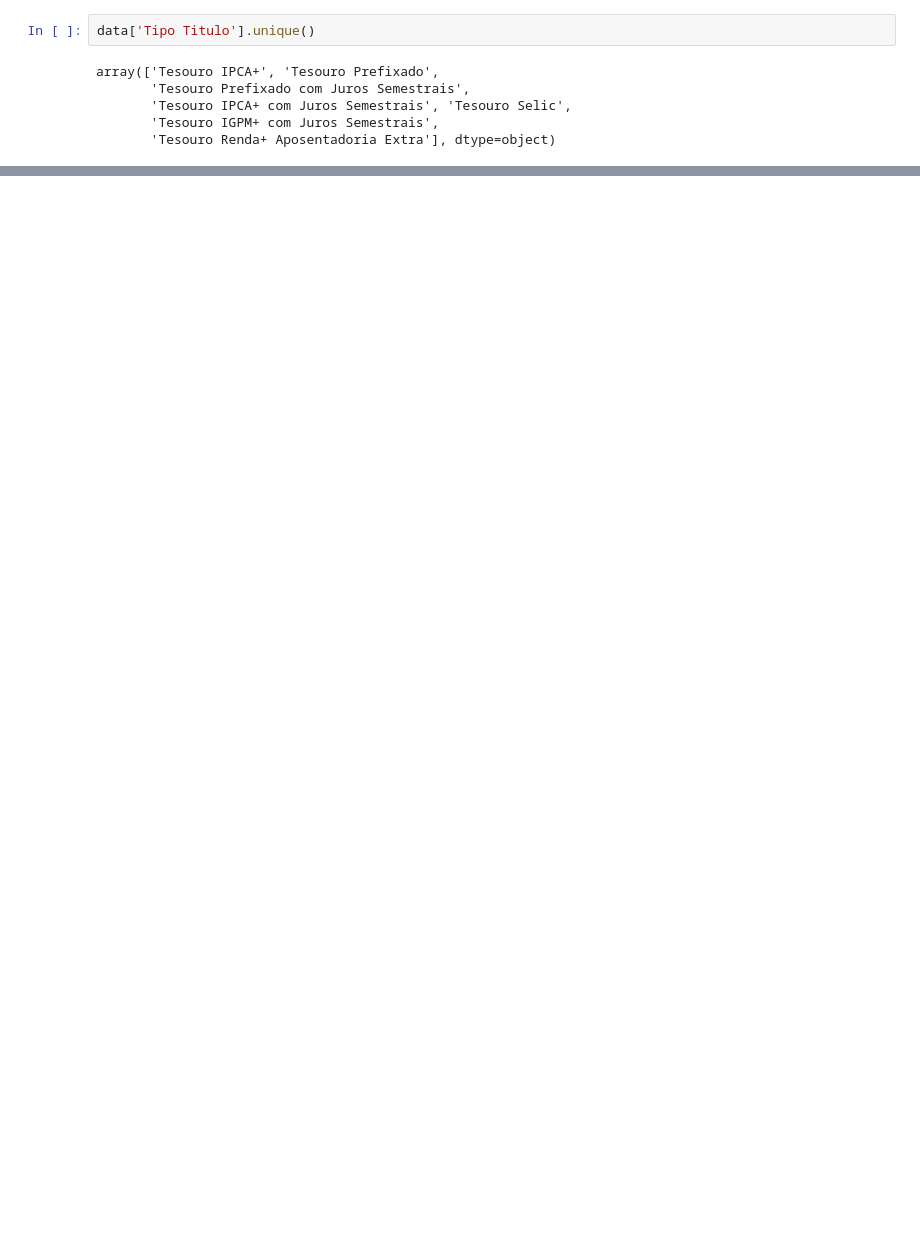
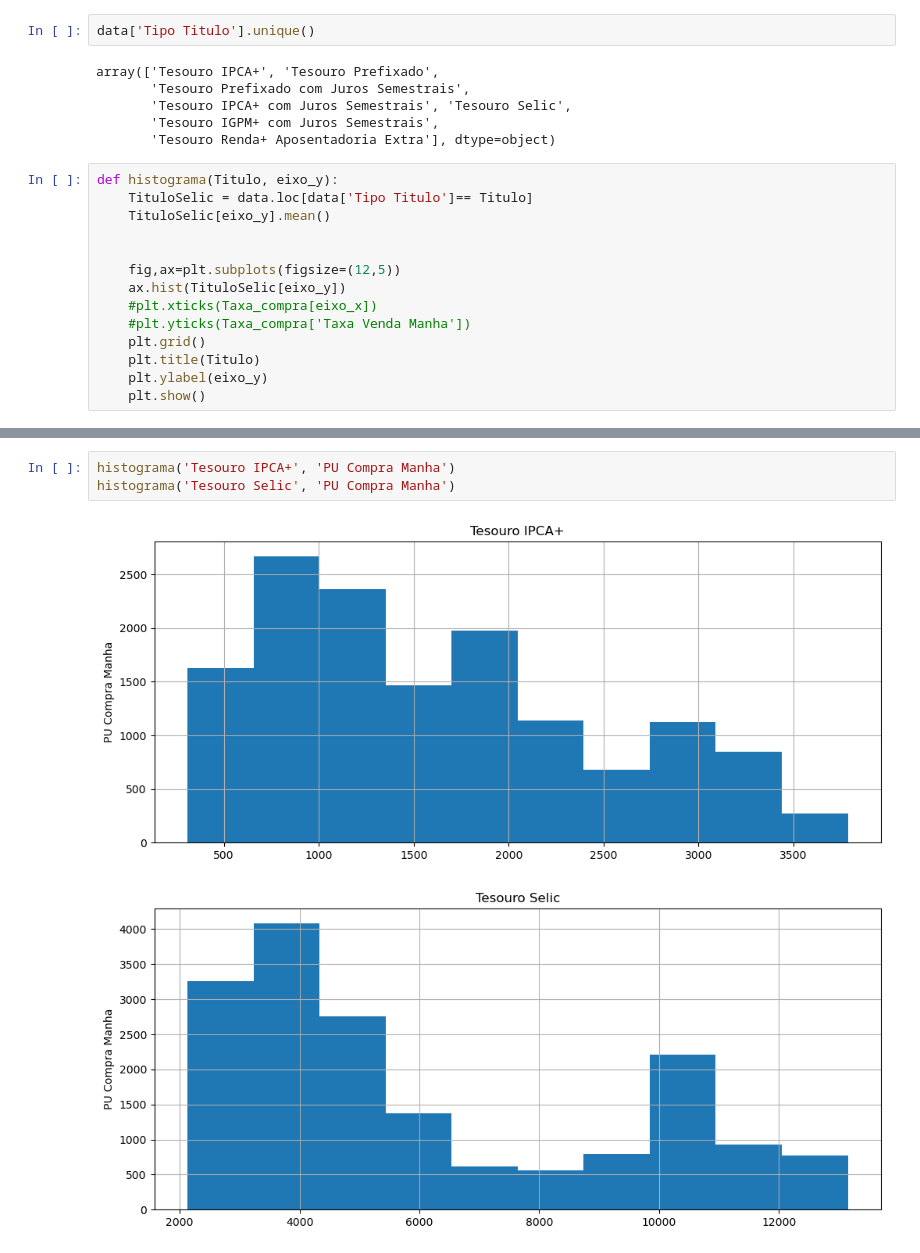
Before and after one commit to MatheusLopesA95/OpenDataGov, a Jupyter notebook: AnaliseExploratoria.ipynb, the cells around one changed output, grey strips where cells are left out. Drawn from its saved outputs; the diff is of its cells as text; blank space fills up the shorter version.

```diff
--- a/AnaliseExploratoria.ipynb
+++ b/AnaliseExploratoria.ipynb
@@ -171,3 +166,17 @@ array(['Tesouro IPCA+', 'Tesouro Prefixado',
        'Tesouro IPCA+ com Juros Semestrais', 'Tesouro Selic',
        'Tesouro IGPM+ com Juros Semestrais',
        'Tesouro Renda+ Aposentadoria Extra'], dtype=object)
+# %%
+def histograma(Titulo, eixo_y):
+    TituloSelic = data.loc[data['Tipo Titulo']== Titulo]
+    TituloSelic[eixo_y].mean()
+
+
+    fig,ax=plt.subplots(figsize=(12,5))
+    ax.hist(TituloSelic[eixo_y])
+    #plt.xticks(Taxa_compra[eixo_x])
+    #plt.yticks(Taxa_compra['Taxa Venda Manha'])
+    plt.grid()
+    plt.title(Titulo)
+    plt.ylabel(eixo_y)
+    plt.show()
@@ -173,0 +187,6 @@ array(['Tesouro IPCA+', 'Tesouro Prefixado',
+# %%
+histograma('Tesouro IPCA+', 'PU Compra Manha')
+histograma('Tesouro Selic', 'PU Compra Manha')
+# %% [output]
+[figure, added]
+[figure, added]
```
Also changed, not shown: parts of 14 cells of this notebook, 1 other file.
